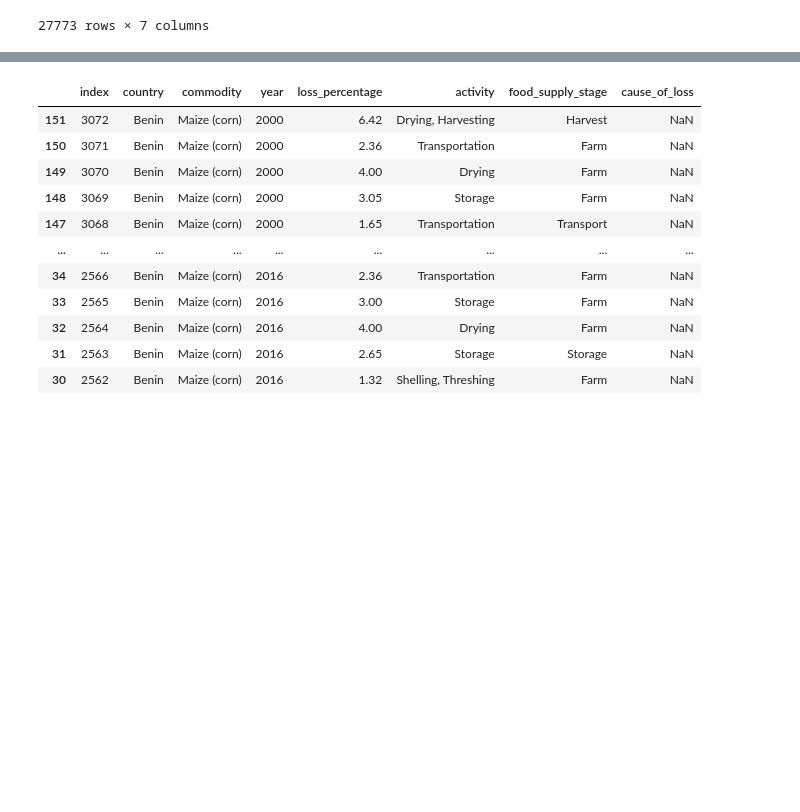
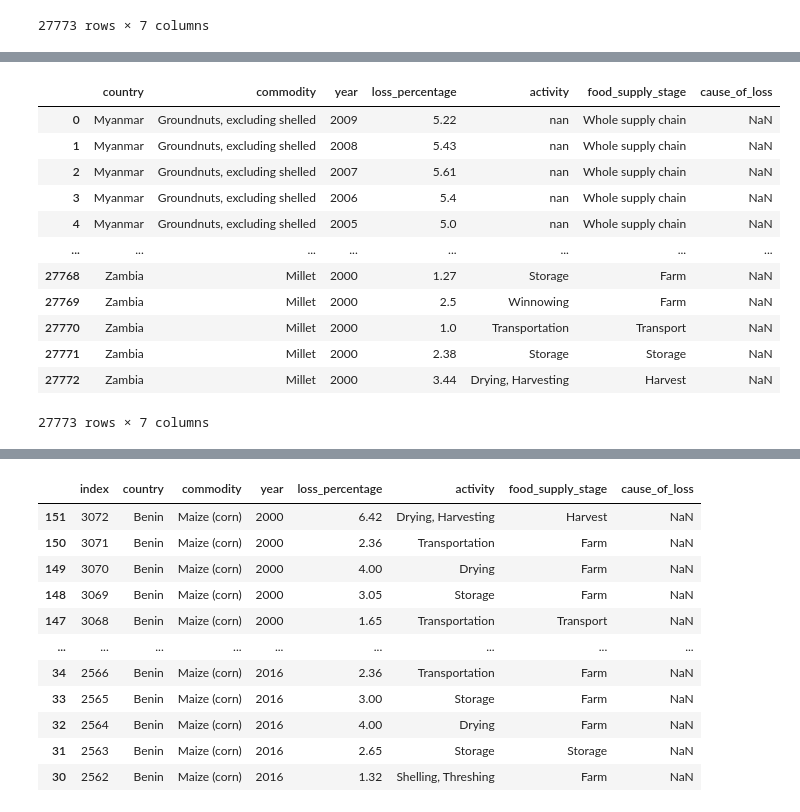
Before and after one commit to murathansygl/Food-Supply-Chain, a Jupyter notebook: lstm_v0.ipynb, the cells around one changed output, grey strips where cells are left out. Cells and saved outputs as stored; diff of their text form; code cells hidden in the pictures; blank space fills up the shorter version.

```diff
--- a/lstm_v0.ipynb
+++ b/lstm_v0.ipynb
@@ -57,0 +59,2 @@ new_df
+# %%
+a=df.copy()
@@ -57,0 +79,22 @@ new_df
+# %%
+a.loss_percentage=a.loss_percentage.apply(lambda x: str(x))
+a.country=a.country.apply(lambda x: str(x))
+a.commodity=a.commodity.apply(lambda x: str(x))
+a.activity=a.activity.apply(lambda x: str(x))
+a.food_supply_stage=a.food_supply_stage.apply(lambda x: str(x))
+# %%
+a
+# %% [output]
+|  | country | commodity | year | loss_percentage | activity | food_supply_stage | cause_of_loss |
+| 0 | Myanmar | Groundnuts, excluding shelled | 2009 | 5.22 | nan | Whole supply chain | NaN |
+| 1 | Myanmar | Groundnuts, excluding shelled | 2008 | 5.43 | nan | Whole supply chain | NaN |
+| 2 | Myanmar | Groundnuts, excluding shelled | 2007 | 5.61 | nan | Whole supply chain | NaN |
+| 3 | Myanmar | Groundnuts, excluding shelled | 2006 | 5.4 | nan | Whole supply chain | NaN |
+| 4 | Myanmar | Groundnuts, excluding shelled | 2005 | 5.0 | nan | Whole supply chain | NaN |
+| ... | ... | ... | ... | ... | ... | ... | ... |
+| 27768 | Zambia | Millet | 2000 | 1.27 | Storage | Farm | NaN |
+| 27769 | Zambia | Millet | 2000 | 2.5 | Winnowing | Farm | NaN |
+| 27770 | Zambia | Millet | 2000 | 1.0 | Transportation | Transport | NaN |
+| 27771 | Zambia | Millet | 2000 | 2.38 | Storage | Storage | NaN |
+| 27772 | Zambia | Millet | 2000 | 3.44 | Drying, Harvesting | Harvest | NaN |
+27773 rows × 7 columns
```
Also changed, not shown: parts of 6 cells of this notebook, 1 other file.
